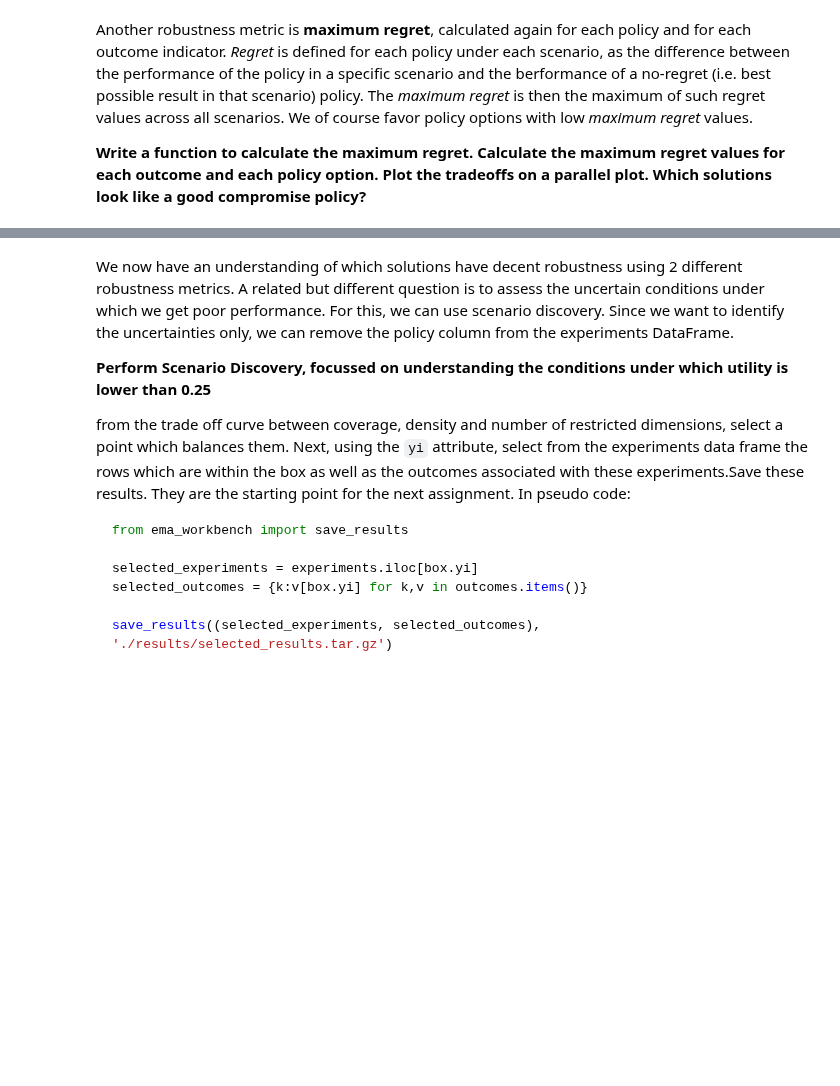
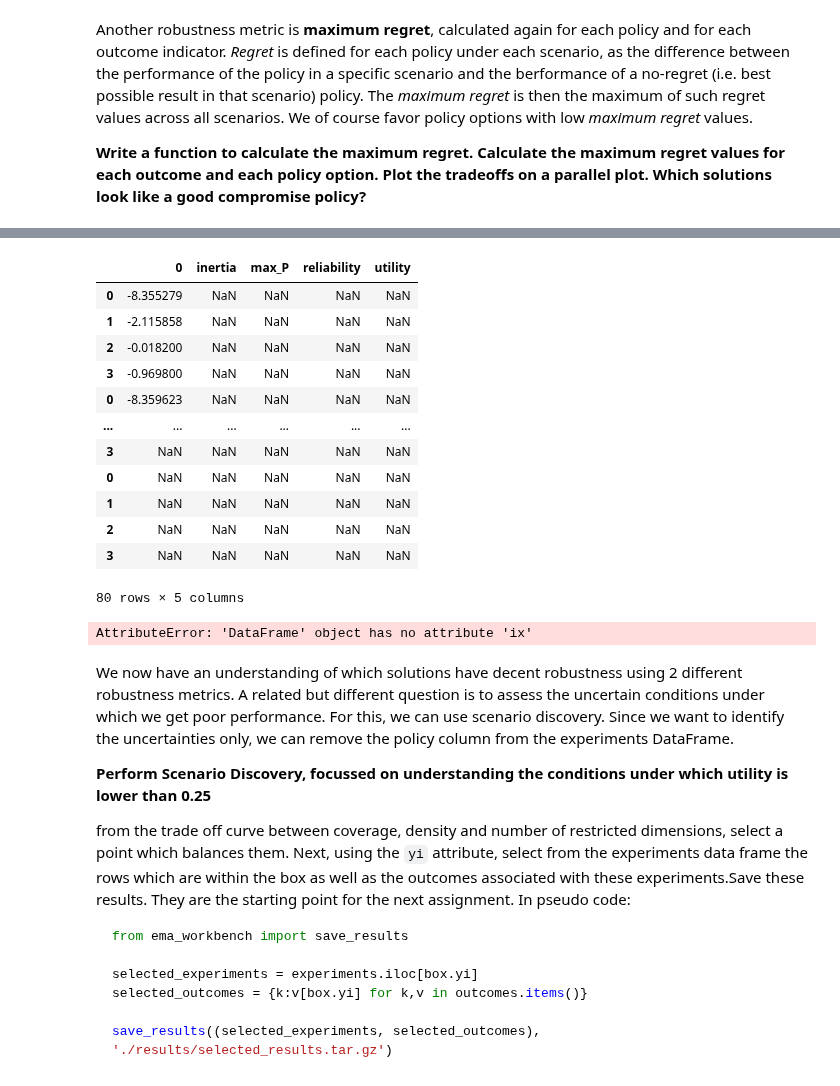
Before and after one commit to tamarvooijs/MBDM, a Jupyter notebook: Week 5-6 - robustness and direct search/assignment 8 - MORDM.ipynb, the cells around one changed output, grey strips where cells are left out. Cells and saved outputs as stored; diff of their text form; code cells hidden in the pictures; blank space fills up the shorter version.

```diff
--- a/Week 5-6 - robustness and direct search/assignment 8 - MORDM.ipynb
+++ b/Week 5-6 - robustness and direct search/assignment 8 - MORDM.ipynb
@@ -432,0 +513,2 @@ Another robustness metric is **maximum regret**, calculated again for each polic
+# %%
+max_regret=pd.DataFrame(columns=['max_P', 'utility', 'inertia', 'reliability'])
@@ -433,3 +583,29 @@ Another robustness metric is **maximum regret**, calculated again for each polic
+# %%
+max_regret
+# %% [output]
+|  | 0 | inertia | max_P | reliability | utility |
+| 0 | -8.355279 | NaN | NaN | NaN | NaN |
+| 1 | -2.115858 | NaN | NaN | NaN | NaN |
+| 2 | -0.018200 | NaN | NaN | NaN | NaN |
+| 3 | -0.969800 | NaN | NaN | NaN | NaN |
+| 0 | -8.359623 | NaN | NaN | NaN | NaN |
+| ... | ... | ... | ... | ... | ... |
+| 3 | NaN | NaN | NaN | NaN | NaN |
+| 0 | NaN | NaN | NaN | NaN | NaN |
+| 1 | NaN | NaN | NaN | NaN | NaN |
+| 2 | NaN | NaN | NaN | NaN | NaN |
+| 3 | NaN | NaN | NaN | NaN | NaN |
+80 rows × 5 columns
+# %%
+limits = parcoords.get_limits(regret_data)
+axes = parcoords.ParallelAxes(limits)
+axes.plot(regret_data)
+
+# we invert this axis so direction of desirability is the same
+axes.invert_axis('max_P')
+plt.show()
+# %% [output]
+AttributeError: 'DataFrame' object has no attribute 'ix'
 # %% [markdown]
 We now have an understanding of which solutions have decent robustness using 2 different robustness metrics. A related but different question is to assess the uncertain conditions under which we get poor performance. For this, we can use scenario discovery. Since we want to identify the uncertainties only, we can remove the policy column from the experiments DataFrame.
 
```
Also changed, not shown: parts of 34 cells of this notebook.
